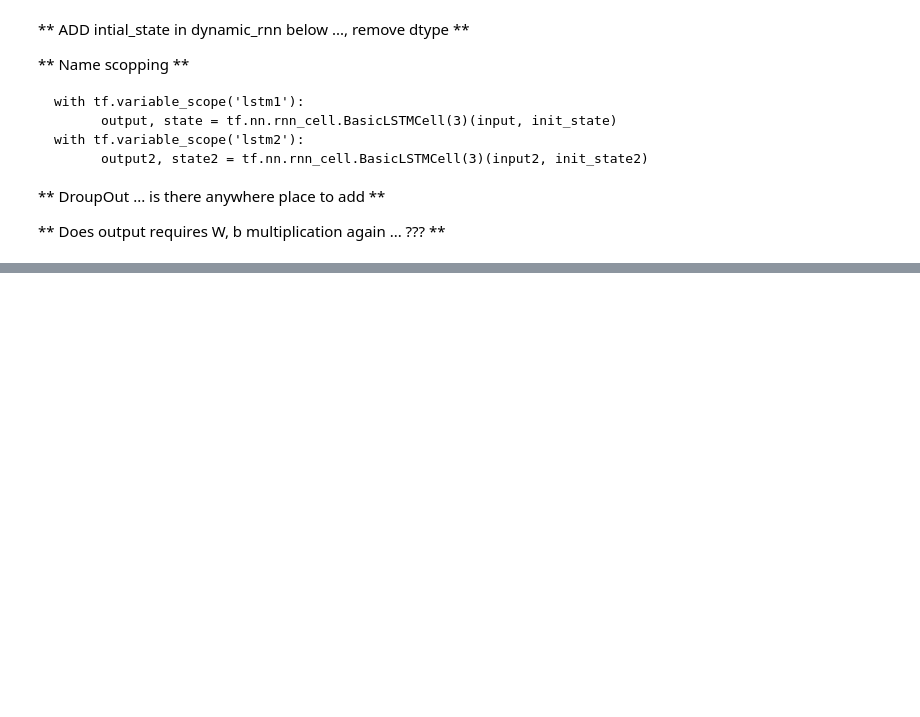
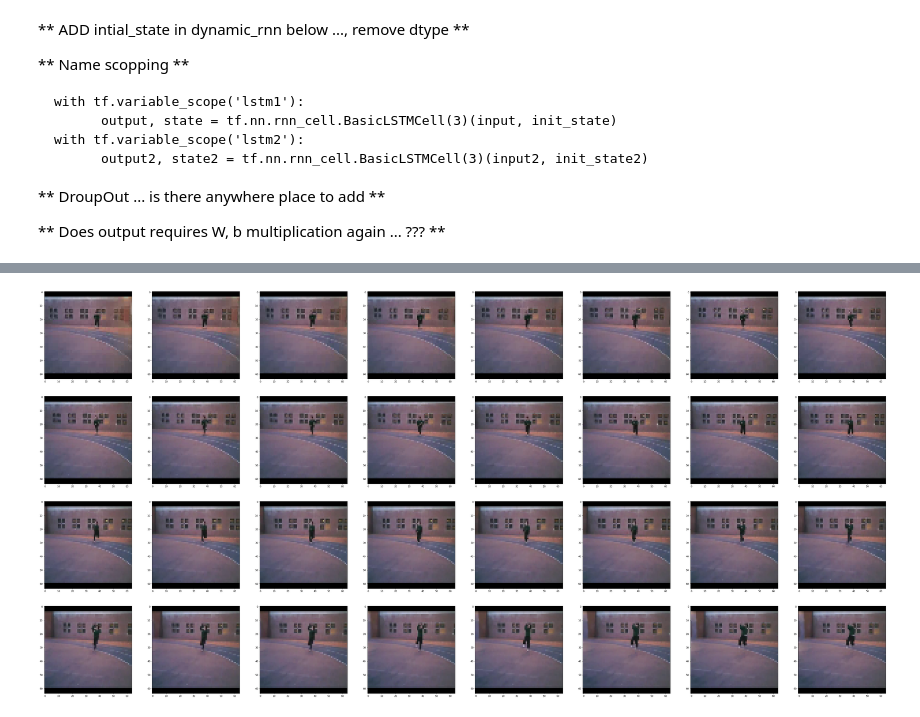
Before and after one commit to kabrapratik28/DeepVideos, a Jupyter notebook: notebooks/Data_Extraction.ipynb, the cells around one changed output, grey strips where cells are left out. Drawn from its saved outputs; the diff is of its cells as text; code cells hidden in the pictures; blank space fills up the shorter version.

```diff
--- a/notebooks/Data_Extraction.ipynb
+++ b/notebooks/Data_Extraction.ipynb
@@ -19,7 +19,7 @@ def showarray(a, fmt='png'):
 
 def display_images(output_image):
     fig = plt.figure(figsize=(height, width))  # width, height in inches
-    for i in range(64):
+    for i in range(32):
         sub = fig.add_subplot(8, 8, i + 1)
         sub.imshow(output_image[i], interpolation='nearest')
 # %%
@@ -211,0 +184,6 @@ for i in range(no_videos):
+# %%
+ext = f.frame_extractor()
+x, y, _ = ext.get_frames(['/home/avikbasu/dev/DeepVideos/datasets/../../data/CricketBowling/v_CricketBowling_g04_c04.avi'])
+display_images(x[0])
+# %% [output]
+[figure, added]
```
Also changed, not shown: parts of 11 cells of this notebook.
